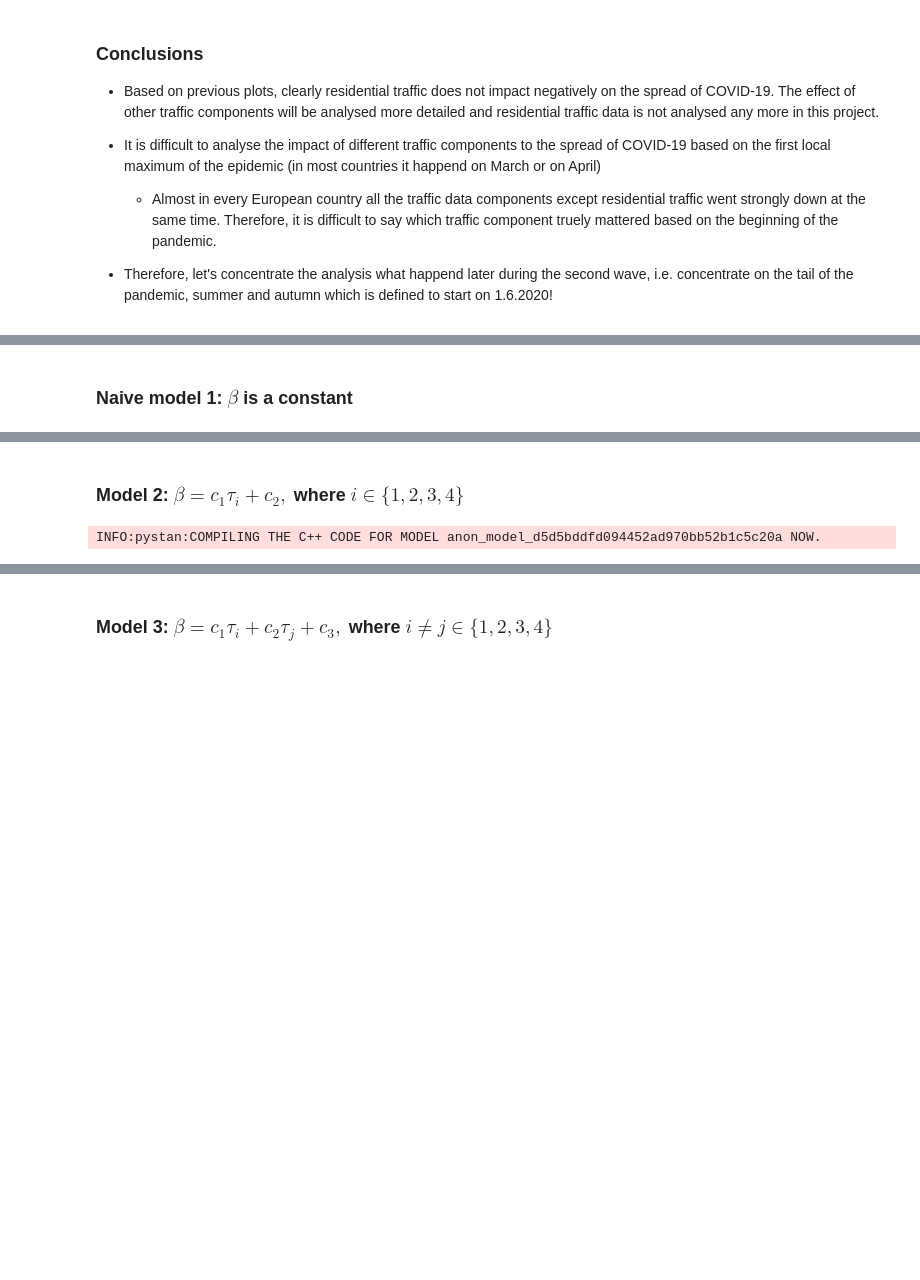
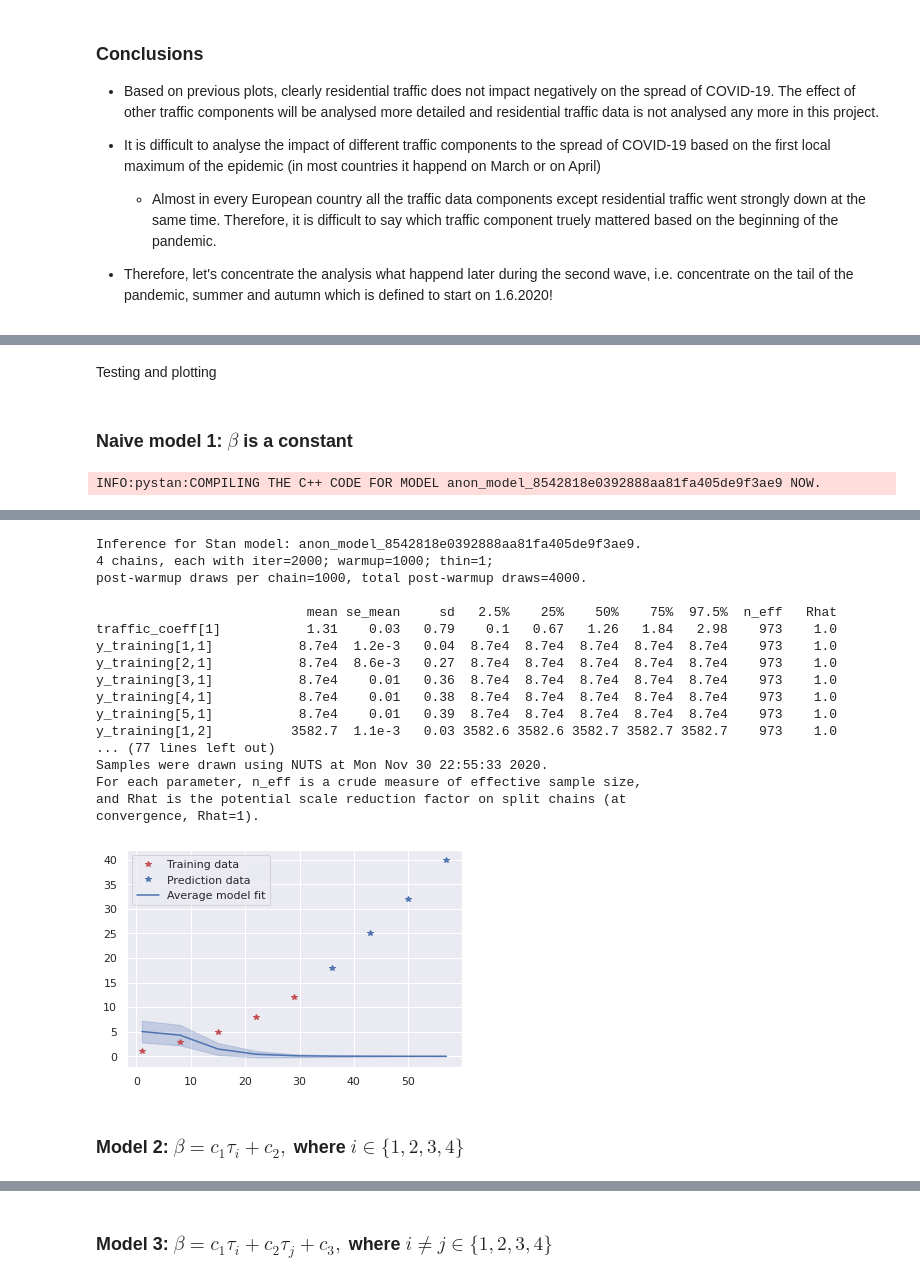
Before and after one commit to tommi-grohn/Corona_Bayesian, a Jupyter notebook: Project_Corona.ipynb, the cells around one changed output, grey strips where cells are left out. Cells and saved outputs as stored; diff of their text form; code cells hidden in the pictures; blank space fills up the shorter version.

```diff
--- a/Project_Corona.ipynb
+++ b/Project_Corona.ipynb
@@ -362,0 +405,38 @@ We will use training set in our model data starting from the beginning of July.
+# %% [markdown]
+Testing and plotting
+# %%
+def shadedplot(x, dat, fill=True, label='', color='b'):
+    ret = np.empty((3, dat.shape[1]))
+    ret[0, :] = np.mean(dat, axis=0)
+    ret[1, :] = ret[0, :] - np.std(dat, axis=0)
+    ret[2, :] = ret[0, :] + np.std(dat, axis=0)
+    p = plt.plot(x, ret[0, :], label=label, color=color)
+    if fill:
+        plt.fill_between(x, ret[1, :], ret[2, :], color=color, alpha=0.25)
+
+def test_model(data, model, traffic, traffic_coeffs):
+    test_data = data.copy()
+    test_data['traffic'] = traffic
+    test_data['traffic_coeff'] = traffic_coeffs
+    test_data['n_tcomponents'] = len(traffic_coeffs) - 1
+
+    deaths_hat = [1,3,5,8,12, 18,25,32,40]
+    test_data['deaths'] = deaths_hat
+
+    fit = model.sampling(test_data, seed=seed)
+    samples = fit.extract(permuted=True)
+    print(fit)
+
+    n1= test_data['n_training']
+    n2 = test_data['n_training'] + test_data['n_prediction']
+
+    deaths_total = np.concatenate((samples["deaths_training_hat"], samples["deaths_prediction_hat"]),
+                                 axis=1)
+
+    plt.plot(data["t"][0:n1], deaths_hat[0:n1],'*r', label="Training data")
+    plt.plot(data["t"][n1:n2], deaths_hat[n1:n2],'*b', label="Prediction data")
+
+    shadedplot(data["t"], deaths_total, label="Average model fit")
+
+    plt.legend()
+    plt.show()
@@ -363,4 +489,11 @@ We will use training set in our model data starting from the beginning of July.
 # %% [markdown]
 ### Naive model 1: $\beta$ is a constant
 # %%
-sm_1 = stan_utils.StanModel_cache("./seir_model_1.stan") # currently empty
+sm = stan_utils.StanModel_cache("./seir_model.stan")
+# %% [output]
+INFO:pystan:COMPILING THE C++ CODE FOR MODEL anon_model_8542818e0392888aa81fa405de9f3ae9 NOW.
+# %%
+traffic_coeff = np.array([3])
+traffic = np.empty((seir_data["n_training"] + seir_data["n_prediction"], 0))
+test_model(seir_data, sm, traffic, traffic_coeff)
+# %% [output]
@@ -367,6 +501,20 @@ sm_1 = stan_utils.StanModel_cache("./seir_model_1.stan") # currently empty
+Inference for Stan model: anon_model_8542818e0392888aa81fa405de9f3ae9.
+4 chains, each with iter=2000; warmup=1000; thin=1;
+post-warmup draws per chain=1000, total post-warmup draws=4000.
+
+                           mean se_mean     sd   2.5%    25%    50%    75%  97.5%  n_eff   Rhat
+traffic_coeff[1]           1.31    0.03   0.79    0.1   0.67   1.26   1.84   2.98    973    1.0
+y_training[1,1]           8.7e4  1.2e-3   0.04  8.7e4  8.7e4  8.7e4  8.7e4  8.7e4    973    1.0
+y_training[2,1]           8.7e4  8.6e-3   0.27  8.7e4  8.7e4  8.7e4  8.7e4  8.7e4    973    1.0
+y_training[3,1]           8.7e4    0.01   0.36  8.7e4  8.7e4  8.7e4  8.7e4  8.7e4    973    1.0
+y_training[4,1]           8.7e4    0.01   0.38  8.7e4  8.7e4  8.7e4  8.7e4  8.7e4    973    1.0
+y_training[5,1]           8.7e4    0.01   0.39  8.7e4  8.7e4  8.7e4  8.7e4  8.7e4    973    1.0
+y_training[1,2]          3582.7  1.1e-3   0.03 3582.6 3582.6 3582.7 3582.7 3582.7    973    1.0
+... (77 lines left out)
+Samples were drawn using NUTS at Mon Nov 30 22:55:33 2020.
+For each parameter, n_eff is a crude measure of effective sample size,
+and Rhat is the potential scale reduction factor on split chains (at
+convergence, Rhat=1).
+[figure, added]
 # %% [markdown]
 ### Model 2: $\beta = c_1 \tau_i + c_2,$ where $i \in \{1,2,3,4 \}$
-# %%
-sm_2 = stan_utils.StanModel_cache("./seir_model_2.stan")
-# %% [output]
-INFO:pystan:COMPILING THE C++ CODE FOR MODEL anon_model_d5d5bddfd094452ad970bb52b1c5c20a NOW.
```
Also changed, not shown: parts of 17 cells of this notebook, 6 other files.
